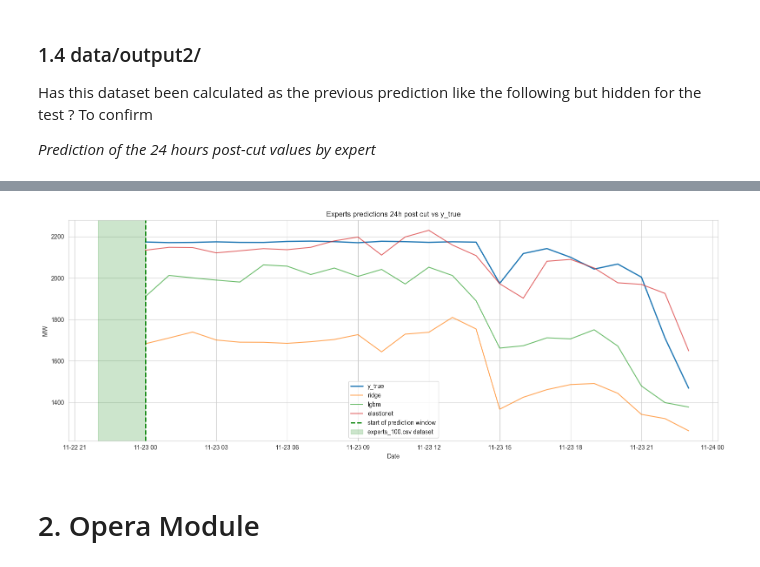
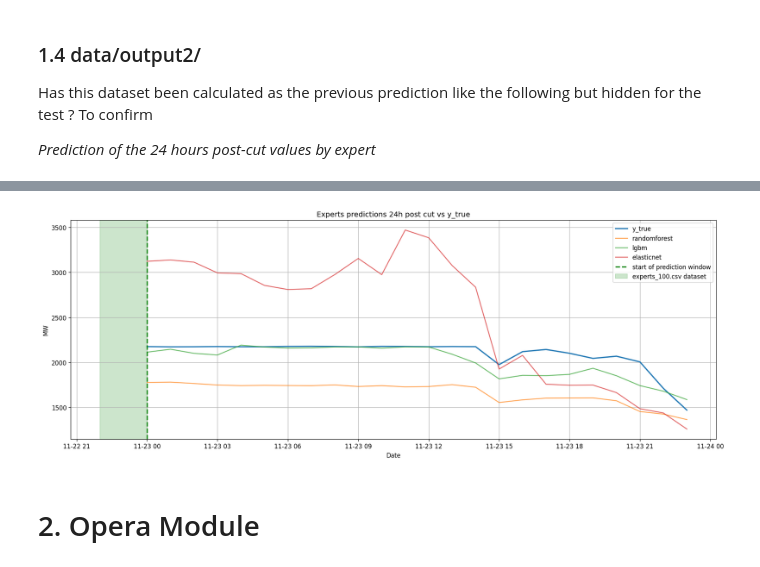
Before and after one commit to alexandremathiasdonnat/Air-Liquide-RD, a Jupyter notebook: dashboard.ipynb, the cells around one changed output, grey strips where cells are left out. Cells and saved outputs as stored; diff of their text form; code cells hidden in the pictures.

```diff
--- a/dashboard.ipynb
+++ b/dashboard.ipynb
@@ -124,21 +124,21 @@ df.head(24)
 # %%
 df["Date_Heure"] = pd.to_datetime(df["Date_Heure"])
 plt.figure(figsize=(16, 6))
 plt.plot(df["Date_Heure"], df["y_true"], label="y_true", linewidth=2)
-plt.plot(df["Date_Heure"], df["ridge"], label="ridge", alpha=0.7)
+plt.plot(df["Date_Heure"], df["randomforest"], label="randomforest", alpha=0.7)
 plt.plot(df["Date_Heure"], df["lgbm"], label="lgbm", alpha=0.7)
 plt.plot(df["Date_Heure"], df["elasticnet"], label="elasticnet", alpha=0.7)
 plt.axvline(pd.Timestamp("2025-11-23 00:00:00"), color='green', linestyle='--', linewidth=2, label='start of prediction window')
 plt.axvspan(pd.Timestamp("2025-11-22 22:00:00"), pd.Timestamp("2025-11-23 00:00:00"), color='green', alpha=0.2, label='experts_100.csv dataset')
 plt.title("Experts predictions 24h post cut vs y_true")
 plt.xlabel("Date")
 plt.ylabel("MW")
 plt.grid(True)
 plt.legend()
 plt.tight_layout()
 plt.show()
 # %% [output]
-[figure, old version]
+[figure, new version]
 # %% [markdown]
 # 2. Opera Module
 # %%
```
Also changed, not shown: parts of 9 cells of this notebook, 4 other files.
